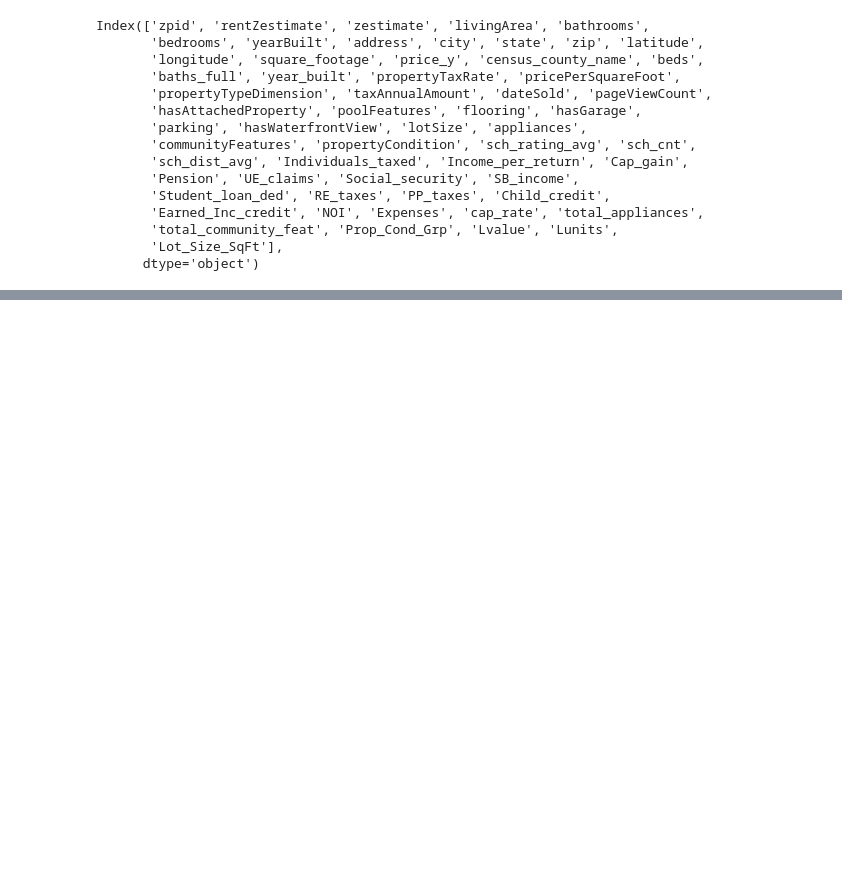
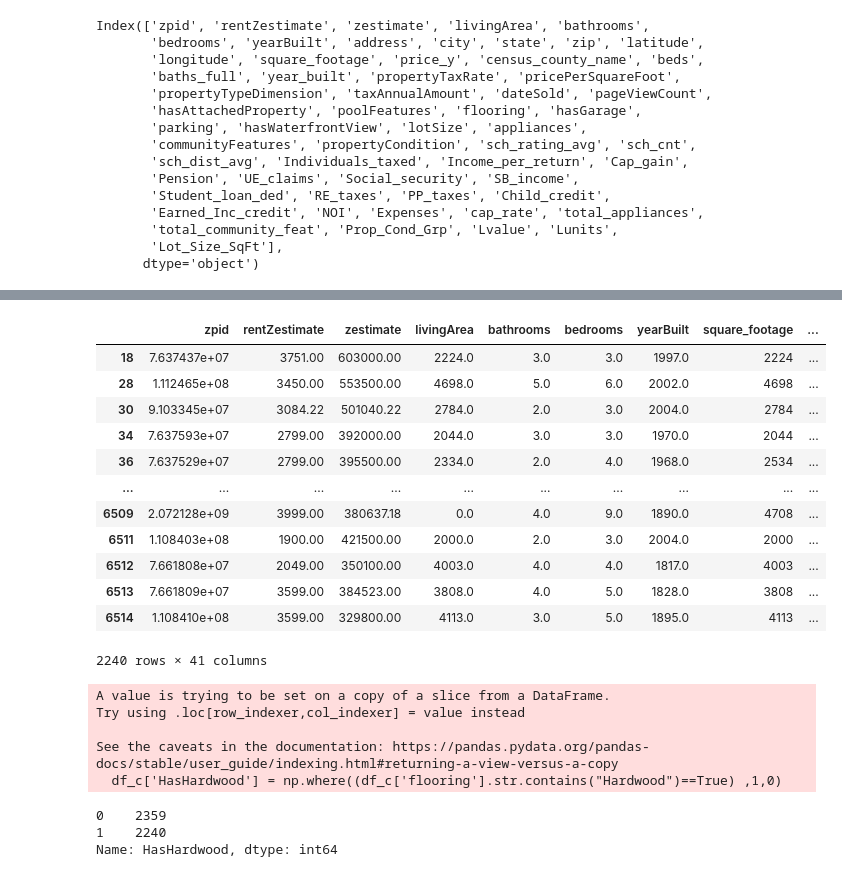
Before and after one commit to nsharma73/capstone_haystack, a Jupyter notebook: WebScrapeUsingRapidAPI.ipynb, the cells around one changed output, grey strips where cells are left out. Drawn from its saved outputs; the diff is of its cells as text; code cells hidden in the pictures; blank space fills up the shorter version.

Commit message:
zillow property data clean and schools added

```diff
--- a/WebScrapeUsingRapidAPI.ipynb
+++ b/WebScrapeUsingRapidAPI.ipynb
@@ -1570,0 +1587,2 @@ df_c.head()
+# %%
+df_c['Water_View'] = np.where(df_c['hasWaterfrontView'] == 'True',1,0)
@@ -1570,0 +1609,5 @@ df_c.head()
+# %%
+df_c['Two_Car_Garage'] = np.where((df_c['hasGarage'] == True) & (df_c['parking'] >1) ,1,0)
+
+#df_c[(df_c['hasGarage'] == True) & (df_c['parking'] >1)]
+#dfObj[(dfObj['Sale'] > 30) & (dfObj['Sale'] < 33) ]
@@ -1570,0 +1664,15 @@ df_c.head()
+# %%
+df_c['HasPool'] = np.where(df_c['poolFeatures'].isin(["[In Ground]", "['Above Ground']",
+                                                      "['In Ground', 'Salt Water']",
+                                 "['Pool/Spa Combo']","['In Ground', 'Vinyl']","['Heated', 'In Ground']",
+                                 "['Gunite', 'In Ground']" ,"['Pool/Spa Combo', 'In Ground', 'Salt Water']",
+                                 "['Heated']",
+                                 "['Indoor']","['Salt Water']","['Concrete']","['Screen Enclosure']",
+                                 "['Outdoor Pool']","['Pool/Spa Combo', 'Screen Enclosure', 'Heated']",
+                                 "['Pool/Spa Combo', 'In Ground']",
+                                 "['Heated', 'In Ground', 'Vinyl']",
+                                 "['Heated', 'Pool/Spa Combo', 'In Ground']",
+                                 "['In Ground', 'Heated', 'Salt Water']",
+                                 "['Vinyl']",
+                                 "['Screen Enclosure', 'In Ground', 'Salt Water']",
+                                 "['Pool/Spa Combo', 'Above Ground']"]),1,0)
@@ -1570,0 +1706,31 @@ df_c.head()
+# %%
+#df_c[df_c['flooring'].str.contains("Hardwood")]
+df_c[df_c['flooring'].str.contains("Hardwood")==True]
+# %% [output]
+|  | zpid | rentZestimate | zestimate | livingArea | bathrooms | bedrooms | yearBuilt | square_footage | ... |
+| 18 | 7.637437e+07 | 3751.00 | 603000.00 | 2224.0 | 3.0 | 3.0 | 1997.0 | 2224 | ... |
+| 28 | 1.112465e+08 | 3450.00 | 553500.00 | 4698.0 | 5.0 | 6.0 | 2002.0 | 4698 | ... |
+| 30 | 9.103345e+07 | 3084.22 | 501040.22 | 2784.0 | 2.0 | 3.0 | 2004.0 | 2784 | ... |
+| 34 | 7.637593e+07 | 2799.00 | 392000.00 | 2044.0 | 3.0 | 3.0 | 1970.0 | 2044 | ... |
+| 36 | 7.637529e+07 | 2799.00 | 395500.00 | 2334.0 | 2.0 | 4.0 | 1968.0 | 2534 | ... |
+| ... | ... | ... | ... | ... | ... | ... | ... | ... | ... |
+| 6509 | 2.072128e+09 | 3999.00 | 380637.18 | 0.0 | 4.0 | 9.0 | 1890.0 | 4708 | ... |
+| 6511 | 1.108403e+08 | 1900.00 | 421500.00 | 2000.0 | 2.0 | 3.0 | 2004.0 | 2000 | ... |
+| 6512 | 7.661808e+07 | 2049.00 | 350100.00 | 4003.0 | 4.0 | 4.0 | 1817.0 | 4003 | ... |
+| 6513 | 7.661809e+07 | 3599.00 | 384523.00 | 3808.0 | 4.0 | 5.0 | 1828.0 | 3808 | ... |
+| 6514 | 1.108410e+08 | 3599.00 | 329800.00 | 4113.0 | 3.0 | 5.0 | 1895.0 | 4113 | ... |
+2240 rows × 41 columns
+# %%
+df_c['HasHardwood'] = np.where((df_c['flooring'].str.contains("Hardwood")==True) ,1,0)
+# %% [output]
+A value is trying to be set on a copy of a slice from a DataFrame.
+Try using .loc[row_indexer,col_indexer] = value instead
+
+See the caveats in the documentation: https://pandas.pydata.org/pandas-docs/stable/user_guide/indexing.html#returning-a-view-versus-a-copy
+  df_c['HasHardwood'] = np.where((df_c['flooring'].str.contains("Hardwood")==True) ,1,0)
+# %%
+df_c.HasHardwood.value_counts()
+# %% [output]
+0    2359
+1    2240
+Name: HasHardwood, dtype: int64
```
Also changed, not shown: parts of 113 cells of this notebook.
